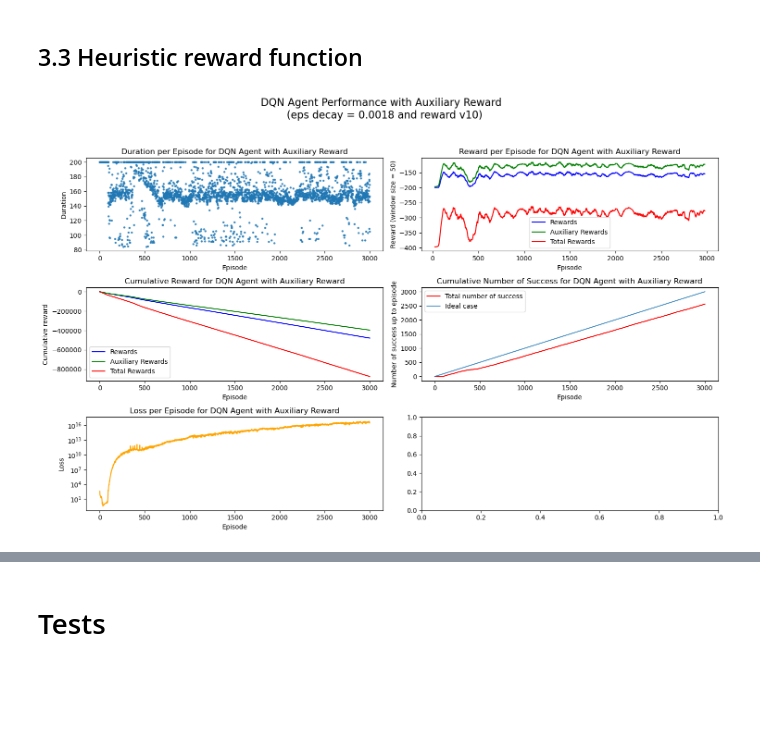
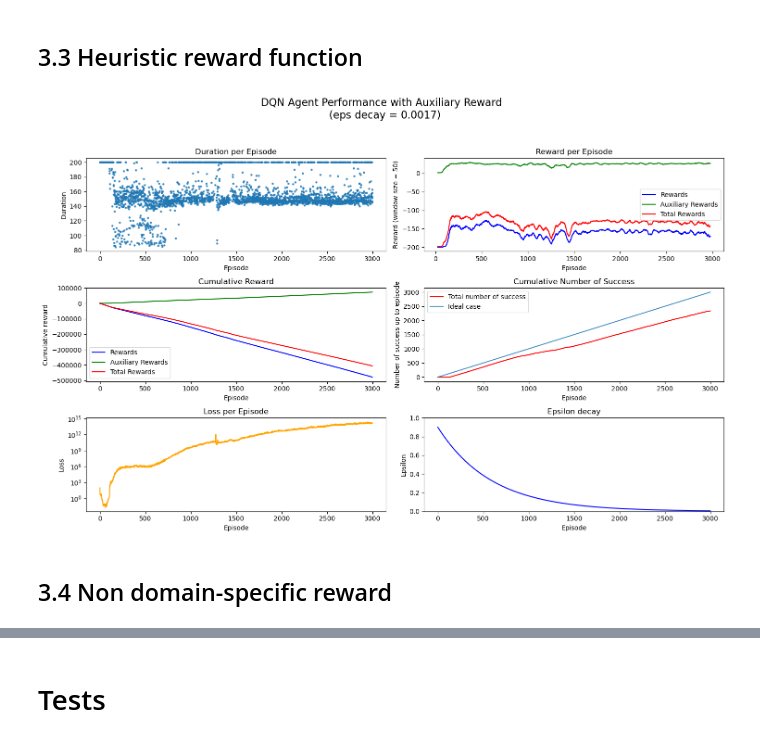
Before and after one commit to phellich/ann_project, a Jupyter notebook: main.ipynb, the cells around one changed output, grey strips where cells are left out. Cells and saved outputs as stored; diff of their text form; code cells hidden in the pictures; blank space fills up the shorter version.

```diff
--- a/main.ipynb
+++ b/main.ipynb
@@ -139,7 +139,7 @@ class DQNAgent:
         action = self.epsilon_greedy(Q_values)
         return action.item()  # Return as Python int
 
-    def update(self): # chatGPT
+    def update(self):
         if len(self.replay_buffer) < self.batch_size:
             return 0 # Not enough samples
 
@@ -164,7 +164,7 @@ class DQNAgent:
         """ Chooses an epsilon-greedy action starting from a given state and given Q-values """
         # a = -1/1000 * ln(0.05/0.9) = 0.00289, 0.0015 for 2000
         if self.epsilon > 0.05:
-            self.epsilon = 0.9 * np.exp(-0.0018 * self.t)
+            self.epsilon = 0.9 * np.exp(-0.0017 * self.t)
         self.t += 1
         if np.random.uniform(0, 1) < self.epsilon:
             # with probability epsilon make a random move (exploration)
@@ -245,7 +245,7 @@ No, the agent does not solve the task. However, we see that the actions are not
 def heuristic_reward(next_state, terminated, episode_length):
     if terminated:
         return 1+2*(200-episode_length)/200 # favorize short episode
-    aux_reward = reward + np.power(next_state[0]- (-0.5), 2)
+    aux_reward = np.power(next_state[0]- (-0.5), 2)
     return aux_reward
 # %%
 env = gym.make('MountainCar-v0')
@@ -316,7 +316,7 @@ fig, axes = plt.subplots(nrows=3, ncols=2, figsize=(15, 10))  # Adjust the figur
 axes[0, 0].scatter(range(n_episodes), episode_durations, alpha=0.8, s=5)
 axes[0, 0].set_xlabel('Episode')
 axes[0, 0].set_ylabel('Duration')
-axes[0, 0].set_title('Duration per Episode for DQN Agent with Auxiliary Reward')
+axes[0, 0].set_title('Duration per Episode')
 
 # Reward
 axes[0, 1].plot(avg_list(episode_rewards), color='blue', label='Rewards')
@@ -324,36 +324,46 @@ axes[0, 1].plot(avg_list(episode_aux_rewards), color='green', label='Auxiliary R
 axes[0, 1].plot(avg_list(episode_tot_rewards), color='red', label='Total Rewards')
 axes[0, 1].set_xlabel('Episode')
 axes[0, 1].set_ylabel('Reward (window size = 50)')
-axes[0, 1].set_title('Reward per Episode for DQN Agent with Auxiliary Reward')
+axes[0, 1].set_title('Reward per Episode')
 axes[0, 1].legend()
 
 # Cumulative reward
 axes[1, 0].plot(range(n_episodes), np.cumsum(episode_rewards), color='blue', label='Rewards')
 axes[1, 0].plot(range(n_episodes), np.cumsum(episode_aux_rewards), color='green', label='Auxiliary Rewards')
 axes[1, 0].plot(range(n_episodes), np.cumsum(episode_tot_rewards), color='red', label='Total Rewards')
 axes[1, 0].set_xlabel('Episode')
 axes[1, 0].set_ylabel('Cumulative reward')
-axes[1, 0].set_title('Cumulative Reward for DQN Agent with Auxiliary Reward')
+axes[1, 0].set_title('Cumulative Reward')
 axes[1, 0].legend()
 
 # Cumulative number of success
 axes[1, 1].plot(range(n_episodes), np.cumsum(success_track), color='red', label='Total number of success')
 axes[1, 1].plot(range(n_episodes), range(n_episodes), alpha=0.8, label = 'Ideal case')
 axes[1, 1].set_xlabel('Episode')
 axes[1, 1].set_ylabel('Number of success up to episode')
-axes[1, 1].set_title('Cumulative Number of Success for DQN Agent with Auxiliary Reward')
+axes[1, 1].set_title('Cumulative Number of Success')
 axes[1, 1].legend()
 
 # Training loss
 episode_losses_array = [x.detach().numpy() for x in episode_losses]
 axes[2, 0].plot(range(n_episodes), episode_losses_array, color='orange')
 axes[2, 0].set_yscale("log")
 axes[2, 0].set_xlabel('Episode')
 axes[2, 0].set_ylabel('Loss')
-axes[2, 0].set_title('Loss per Episode for DQN Agent with Auxiliary Reward')
+axes[2, 0].set_title('Loss per Episode')
 
-fig.suptitle('DQN Agent Performance with Auxiliary Reward \n (eps decay = 0.0018 and reward v10)', fontsize=16)
+# epsilon decay
+eps_decay = [0.9 * np.exp(-0.0017 * x) for x in range(n_episodes)]
+axes[2, 1].plot(range(n_episodes), eps_decay, color='blue')
+axes[2, 1].set_ylim(0, 1)
+axes[2, 1].set_xlabel('Episode')
+axes[2, 1].set_ylabel('Epsilon')
+axes[2, 1].set_title('Epsilon decay')
+
+fig.suptitle('DQN Agent Performance with Auxiliary Reward \n (eps decay = 0.0017)', fontsize=16)
 plt.tight_layout(rect=[0, 0.03, 1, 0.95])  # Adjust the layout to make room for the global title
 plt.show()
 # %% [output]
-[figure, old version]
+[figure, new version]
+# %% [markdown]
+## 3.4 Non domain-specific reward
```
Also changed, not shown: parts of 8 cells of this notebook, 8 other files.
